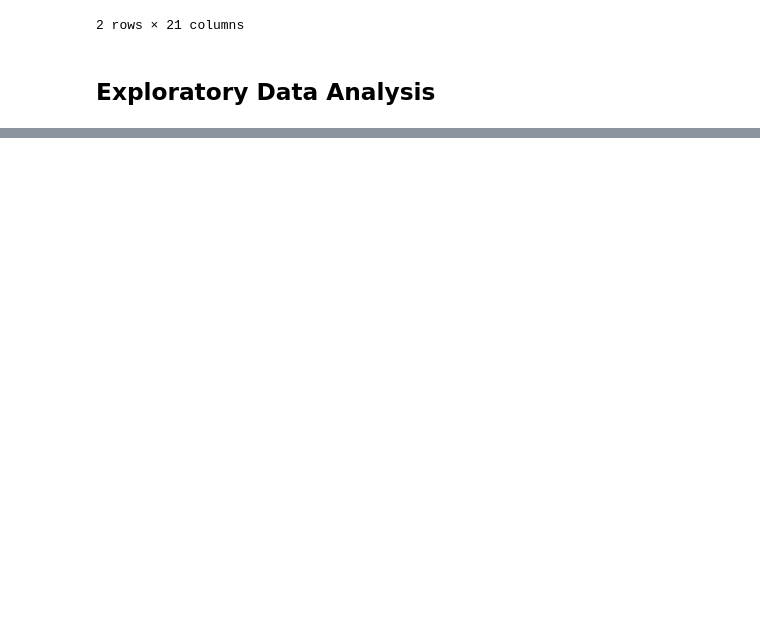
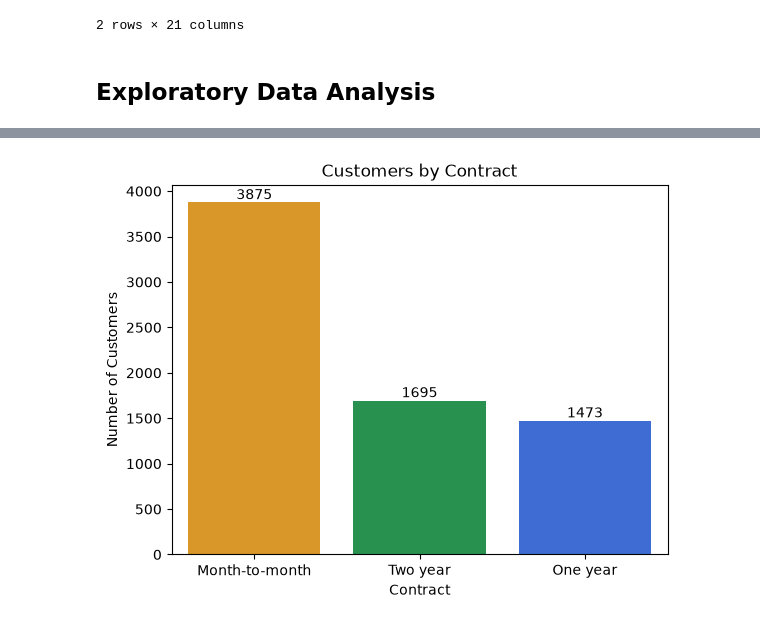
Before and after one commit to mdraihanmostafa746-coder/Customer-Churn-Prediction, a Jupyter notebook: notebooks/customer_churn_analysis.ipynb, the cells around one changed output, grey strips where cells are left out. Saved outputs shown, nothing was run; the diff lists cells and outputs as text; code cells hidden in the pictures; blank space fills up the shorter version.

```diff
--- a/notebooks/customer_churn_analysis.ipynb
+++ b/notebooks/customer_churn_analysis.ipynb
@@ -143,0 +184,23 @@ df.head(2)
+# %%
+x = sns.countplot(
+    x='Contract',
+    data=df,
+    order=df['Contract'].value_counts().index,
+    hue='Contract',
+    palette={
+        'Month-to-month': '#F59E0B',
+        'One year': '#2563EB',
+        'Two year': '#16A34A'
+    },
+    legend=False
+)
+
+for container in x.containers:
+    x.bar_label(container)
+
+plt.title("Customers by Contract")
+plt.xlabel("Contract")
+plt.ylabel("Number of Customers")
+plt.show()
+# %% [output]
+[figure, added]
```
Also changed, not shown: parts of 16 cells of this notebook, 14 other files.
